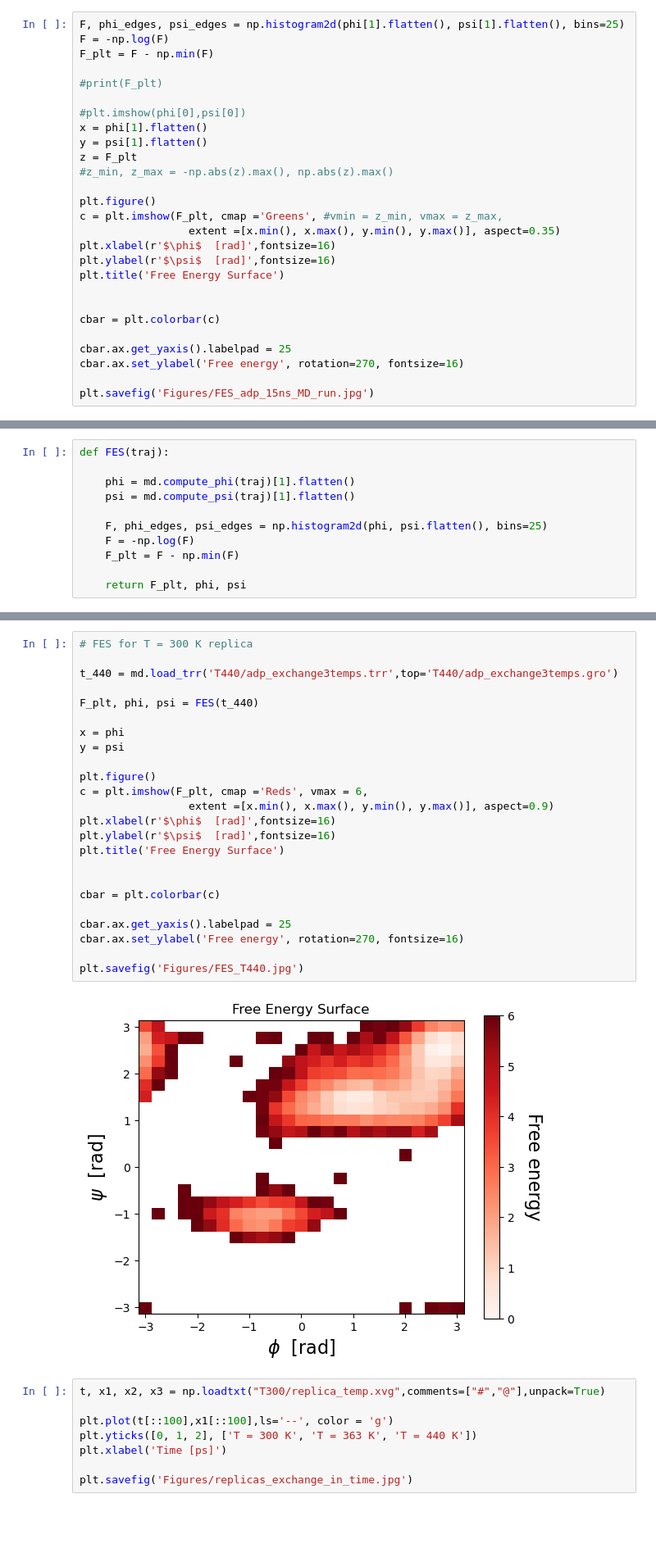
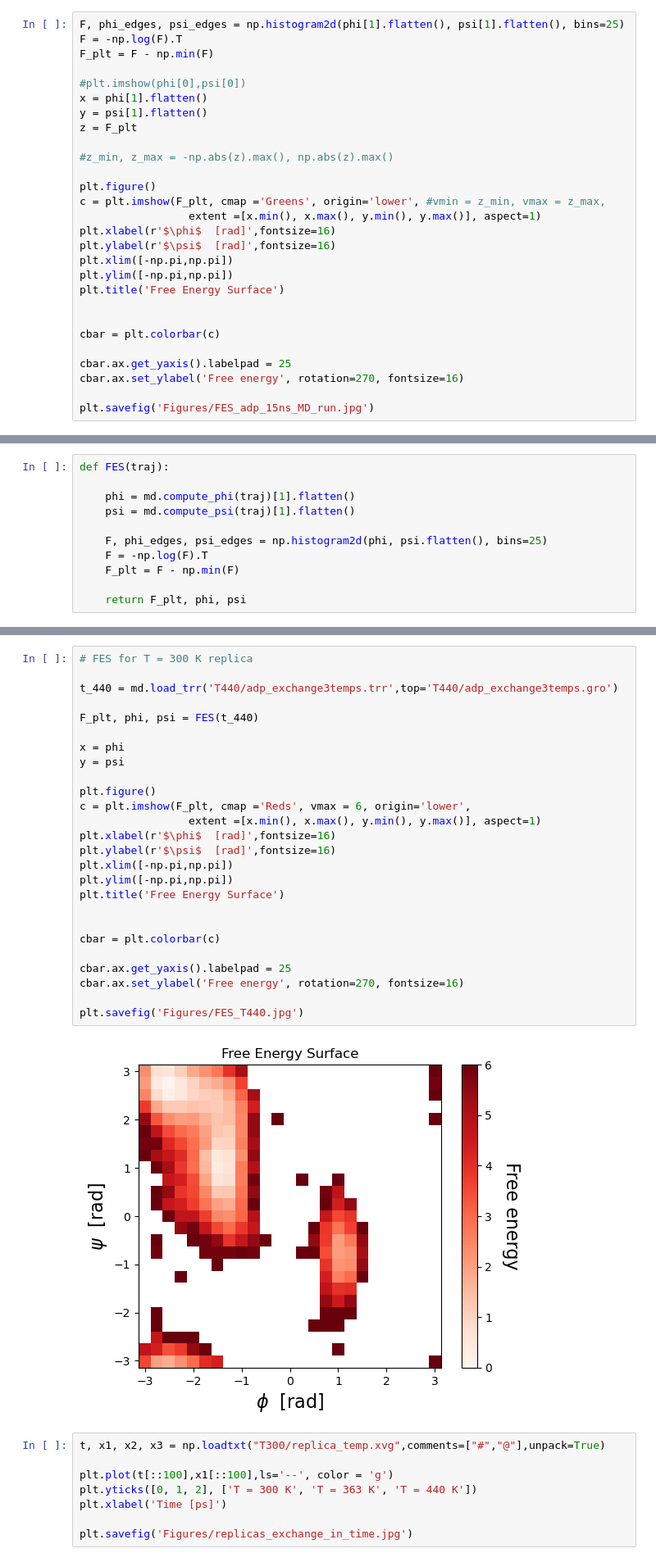
Before and after one commit to emaximova-nyu/comp-lab-class-2024, a Jupyter notebook: Week5-ParallelTempering/Analysis_Week5.ipynb, the cells around one changed output, grey strips where cells are left out. Shown at 82% size. Drawn from its saved outputs; the diff is of its cells as text; blank space fills up the shorter version.

```diff
--- a/Week5-ParallelTempering/Analysis_Week5.ipynb
+++ b/Week5-ParallelTempering/Analysis_Week5.ipynb
@@ -38,22 +38,23 @@ plt.savefig('Figures/psi_angle_adp_15ns_MD_run.jpg')
 [figure]
 # %%
 F, phi_edges, psi_edges = np.histogram2d(phi[1].flatten(), psi[1].flatten(), bins=25)
-F = -np.log(F)
+F = -np.log(F).T
 F_plt = F - np.min(F)
-
-#print(F_plt)
 
 #plt.imshow(phi[0],psi[0])
 x = phi[1].flatten()
 y = psi[1].flatten()
 z = F_plt
+
 #z_min, z_max = -np.abs(z).max(), np.abs(z).max()
 
 plt.figure()
-c = plt.imshow(F_plt, cmap ='Greens', #vmin = z_min, vmax = z_max,
-                 extent =[x.min(), x.max(), y.min(), y.max()], aspect=0.35)
+c = plt.imshow(F_plt, cmap ='Greens', origin='lower', #vmin = z_min, vmax = z_max,
+                 extent =[x.min(), x.max(), y.min(), y.max()], aspect=1)
 plt.xlabel(r'$\phi$  [rad]',fontsize=16)
 plt.ylabel(r'$\psi$  [rad]',fontsize=16)
+plt.xlim([-np.pi,np.pi])
+plt.ylim([-np.pi,np.pi])
 plt.title('Free Energy Surface')
 
 
@@ -72,7 +73,7 @@ def FES(traj):
     psi = md.compute_psi(traj)[1].flatten()
 
     F, phi_edges, psi_edges = np.histogram2d(phi, psi.flatten(), bins=25)
-    F = -np.log(F)
+    F = -np.log(F).T
     F_plt = F - np.min(F)
 
     return F_plt, phi, psi
@@ -177,29 +182,31 @@ plt.savefig('Figures/FES_T363.jpg')
 # %%
 # FES for T = 300 K replica
 
 t_440 = md.load_trr('T440/adp_exchange3temps.trr',top='T440/adp_exchange3temps.gro')
 
 F_plt, phi, psi = FES(t_440)
 
 x = phi
 y = psi
 
 plt.figure()
-c = plt.imshow(F_plt, cmap ='Reds', vmax = 6,
-                 extent =[x.min(), x.max(), y.min(), y.max()], aspect=0.9)
+c = plt.imshow(F_plt, cmap ='Reds', vmax = 6, origin='lower',
+                 extent =[x.min(), x.max(), y.min(), y.max()], aspect=1)
 plt.xlabel(r'$\phi$  [rad]',fontsize=16)
 plt.ylabel(r'$\psi$  [rad]',fontsize=16)
+plt.xlim([-np.pi,np.pi])
+plt.ylim([-np.pi,np.pi])
 plt.title('Free Energy Surface')
 
 
 cbar = plt.colorbar(c)
 
 cbar.ax.get_yaxis().labelpad = 25
 cbar.ax.set_ylabel('Free energy', rotation=270, fontsize=16)
 
 plt.savefig('Figures/FES_T440.jpg')
 # %% [output]
-[figure, old version]
+[figure, new version]
 # %%
 t, x1, x2, x3 = np.loadtxt("T300/replica_temp.xvg",comments=["#","@"],unpack=True)
 
```
Also changed, not shown: parts of 3 cells of this notebook, 4 other files.
